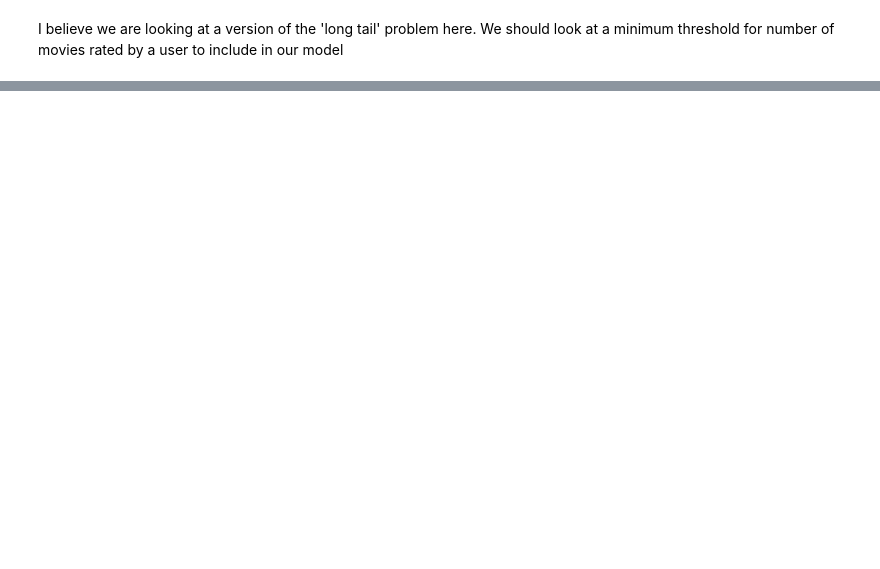
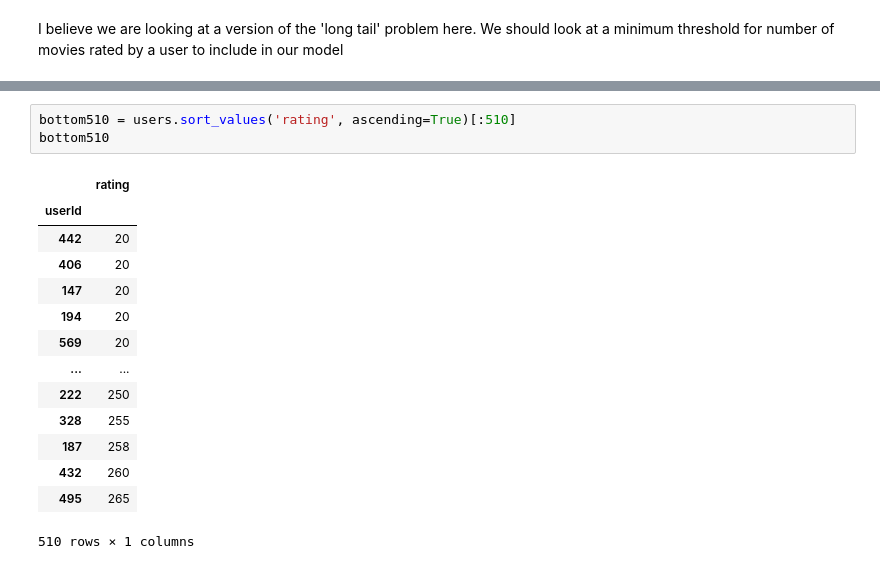
Before and after one commit to lecritch/Rate-5-Get-5-Movie-Recommendation-System, a Jupyter notebook: notebooks/exploratory/dcm_explore/02a_dcm_eda_viz.ipynb, the cells around one changed output, grey strips where cells are left out. Drawn from its saved outputs; the diff is of its cells as text; blank space fills up the shorter version.

```diff
--- a/notebooks/exploratory/dcm_explore/02a_dcm_eda_viz.ipynb
+++ b/notebooks/exploratory/dcm_explore/02a_dcm_eda_viz.ipynb
@@ -263,0 +287,18 @@ I believe we are looking at a version of the 'long tail' problem here. We should
+# %%
+bottom510 = users.sort_values('rating', ascending=True)[:510]
+bottom510
+# %% [output]
+|  | rating |
+| userId |  |
+| 442 | 20 |
+| 406 | 20 |
+| 147 | 20 |
+| 194 | 20 |
+| 569 | 20 |
+| ... | ... |
+| 222 | 250 |
+| 328 | 255 |
+| 187 | 258 |
+| 432 | 260 |
+| 495 | 265 |
+510 rows × 1 columns
```
Also changed, not shown: parts of 17 cells of this notebook, 2 other files.
